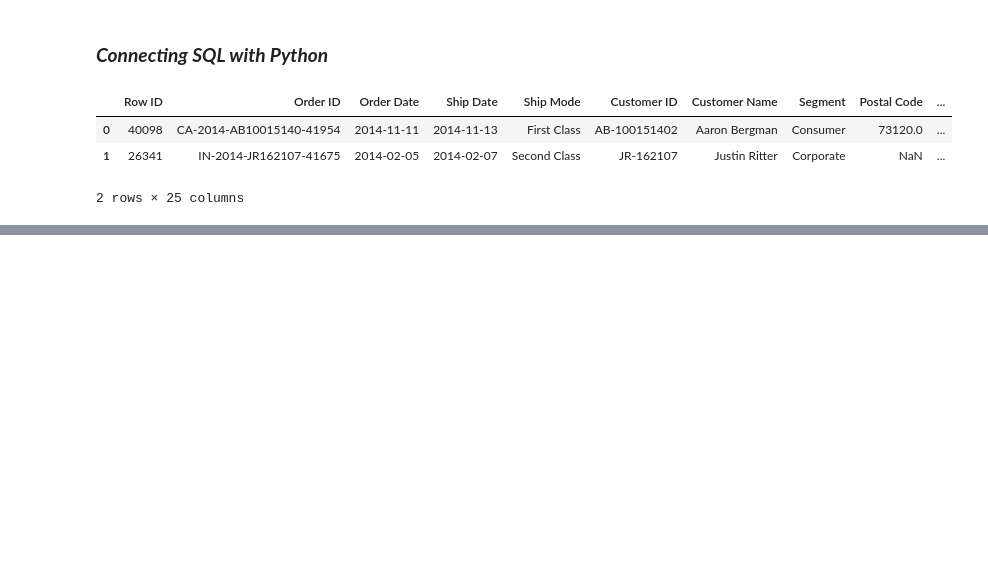
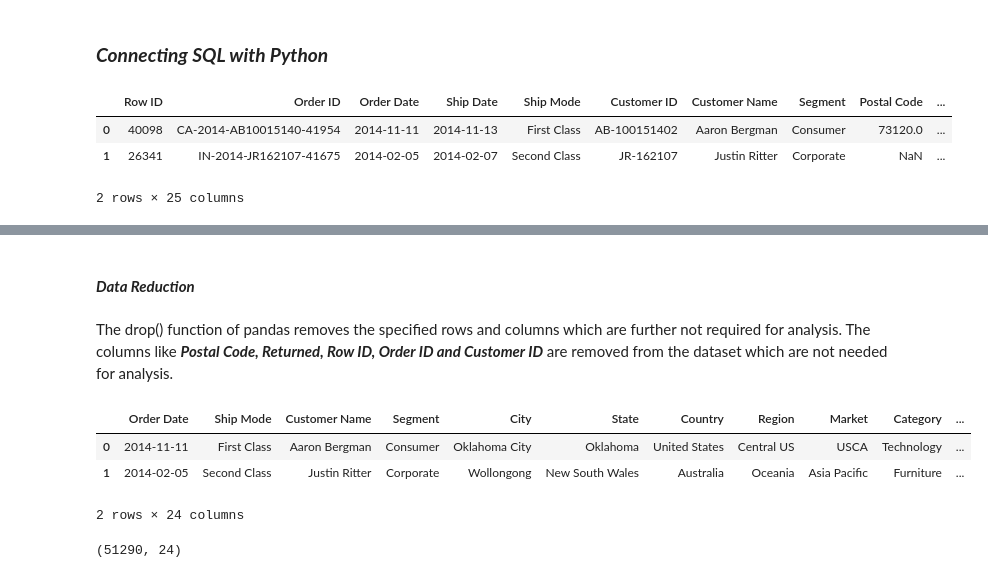
Before and after one commit to Bhavan2603/Python-Scripts, a Jupyter notebook: Exploratory Data Analysis/Global_Store/Global_Store_EDA.ipynb, the cells around one changed output, grey strips where cells are left out. Drawn from its saved outputs; the diff is of its cells as text; code cells hidden in the pictures; blank space fills up the shorter version.

```diff
--- a/Exploratory Data Analysis/Global_Store/Global_Store_EDA.ipynb
+++ b/Exploratory Data Analysis/Global_Store/Global_Store_EDA.ipynb
@@ -61,0 +197,27 @@ df.head(2)
+# %%
+df['Year'] = pd.DatetimeIndex(df['Order Date']).year
+df['Month'] = pd.DatetimeIndex(df['Order Date']).month
+# %%
+df['Discount'] = df['Discount']*100
+df['Discount'] = df['Discount'].astype(int)
+# %%
+df['Total_Sales'] = df['Sales'] * df['Quantity']
+df['Total_Profit'] = df['Profit'] * df['Quantity']
+df['Total_Shipping_Cost'] = df['Shipping Cost'] * df['Quantity']
+# %% [markdown]
+#### ***Data Reduction***
+# %%
+df.drop(columns = ['Postal Code', 'Row ID', 'Order ID', 'Ship Date', 'Customer ID', 'Product ID'], inplace = True)
+# %% [markdown]
+The drop() function of pandas removes the specified rows and columns which are further not required for analysis. The columns like ***Postal Code, Returned, Row ID, Order ID and Customer ID*** are removed from the dataset which are not needed for analysis.
+# %%
+df.head(2)
+# %% [output]
+|  | Order Date | Ship Mode | Customer Name | Segment | City | State | Country | Region | Market | Category | ... |
+| 0 | 2014-11-11 | First Class | Aaron Bergman | Consumer | Oklahoma City | Oklahoma | United States | Central US | USCA | Technology | ... |
+| 1 | 2014-02-05 | Second Class | Justin Ritter | Corporate | Wollongong | New South Wales | Australia | Oceania | Asia Pacific | Furniture | ... |
+2 rows × 24 columns
+# %%
+df.shape
+# %% [output]
+(51290, 24)
```
Also changed, not shown: parts of 25 cells of this notebook.
